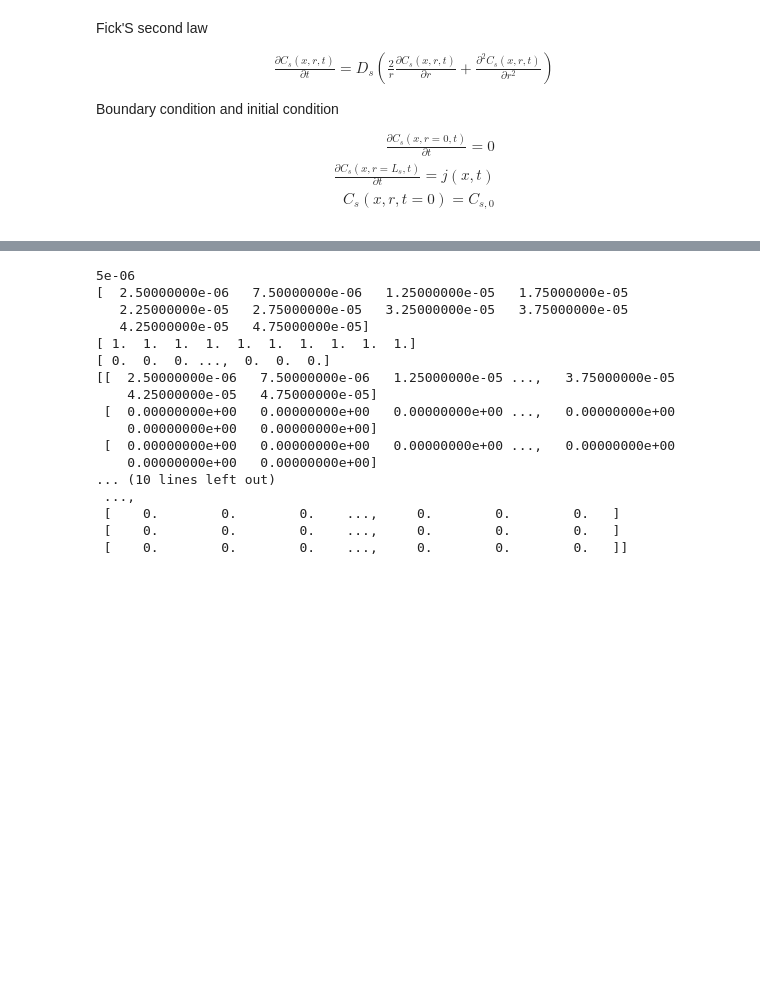
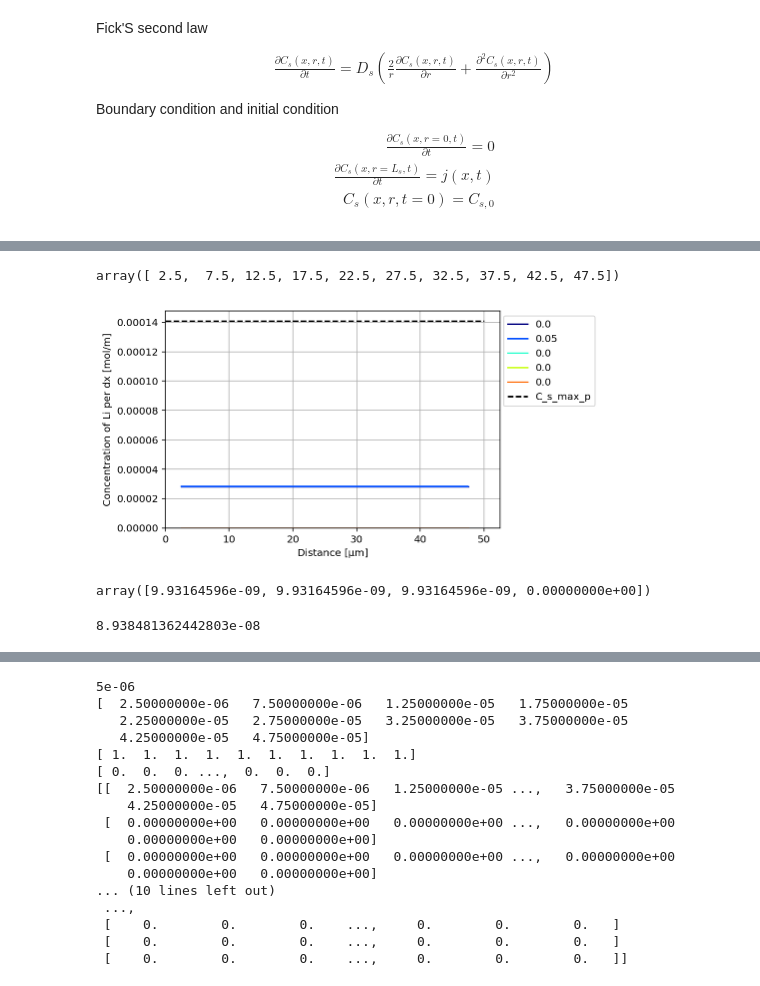
Before and after one commit to TakumaKawahara/BS-StudyGroup, a Jupyter notebook: Model#6/BS_Model#6.ipynb, the cells around one changed output, grey strips where cells are left out. Saved outputs shown, nothing was run; the diff lists cells and outputs as text; code cells hidden in the pictures; blank space fills up the shorter version.

```diff
--- a/Model#6/BS_Model#6.ipynb
+++ b/Model#6/BS_Model#6.ipynb
@@ -576,0 +1043,11 @@ I_1
+# %%
+n = 10
+dx = L_p/n
+
+
+df_p1_sim = pd.DataFrame(t)
+df_p1_sim.columns = ['Time (sec)']
+n=10
+for ii in range(n):
+  kwargs = {"L_p_%d" %ii : lambda x: np.nan}
+  df_p1_sim = df_p1_sim.assign(**kwargs)
@@ -576,0 +1094,19 @@ I_1
+# %%
+tt = tt + 1
+j_p=df_sim["I_p1"][tt]/S_p
+dCdt = np.empty(n)
+
+for i in range(1,n-1):
+    # Applying discrete definition of second derivative
+    dCdt[i] = D_p*((C[i+1] - C[i])/dx - (C[i] - C[i-1])/dx)/dx
+
+# Taking into account boundary condition. ie. T[0-1] DNE
+dCdt[0] = D_p*((C[1] - C[0])/dx)/dx
+dCdt[n-1] = D_p*(j_p*S_p/F/D_p - (C[n-1] - C[n-2])/dx)/dx
+
+# Update temperature data for rod
+C = C + dCdt * dt
+
+#time_rlt[tt] = (tt)*dt
+#x_rlt[tt] = x #
+C_rlt[tt] = C #concentration per dx
@@ -576,0 +1196,18 @@ I_1
+# %%
+x_rlt[0]*1E6
+# %% [output]
+array([ 2.5,  7.5, 12.5, 17.5, 22.5, 27.5, 32.5, 37.5, 42.5, 47.5])
+# %%
+for ii in range(5):
+    plt.plot(x_rlt[0]*1E6,C_rlt[ii], label = time_rlt[ii],color=cm.jet(ii/5))
+plt.plot(([0,50]),([C_s_max_p*V_p/L_p,C_s_max_p*V_p/L_p]),'--',label='C_s_max_p',color='black')
+plt.legend(loc='upper right',
+           bbox_to_anchor=(0.9, 0.9, 0.4, .100))
+plt.ylabel('Concentration of Li per dx [mol/m]')
+plt.xlabel('Distance [μm]')
+plt.gca().set_xlim(left=0)
+plt.gca().set_ylim(bottom=0)#.xlim(0,100)
+plt.grid()
+plt.show()
+# %% [output]
+[figure, added]
@@ -576,0 +1281,8 @@ I_1
+# %%
+p0
+# %% [output]
+array([9.93164596e-09, 9.93164596e-09, 9.93164596e-09, 0.00000000e+00])
+# %%
+n_particle_p*I
+# %% [output]
+8.938481362442803e-08
```
Also changed, not shown: parts of 77 cells of this notebook.
